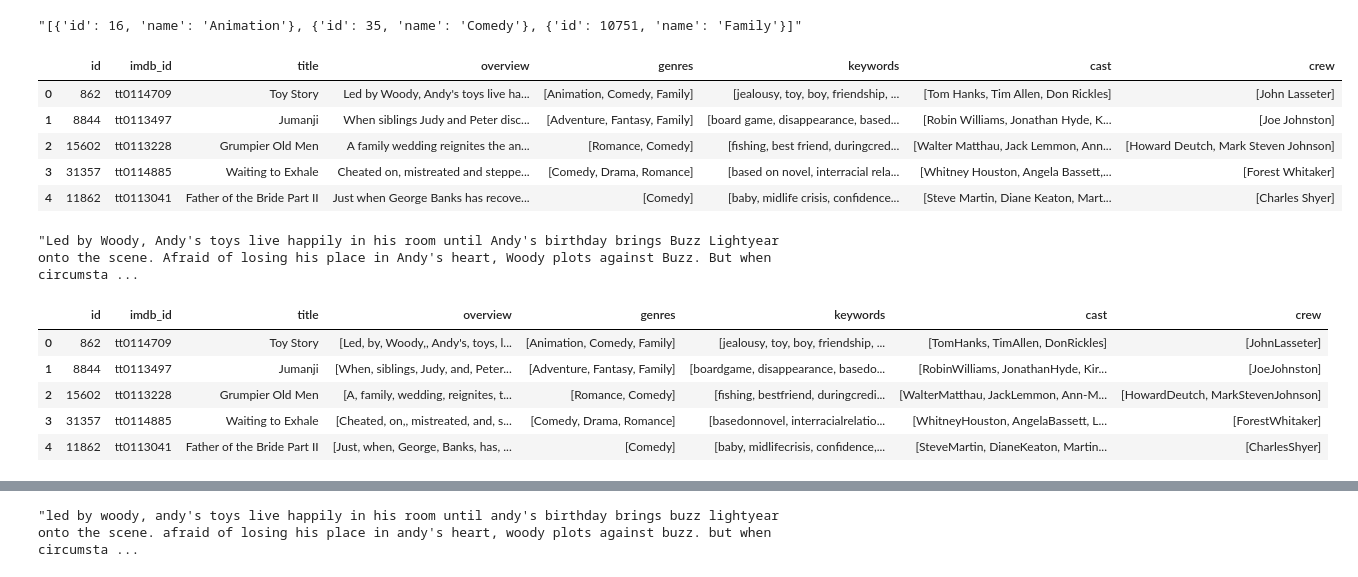
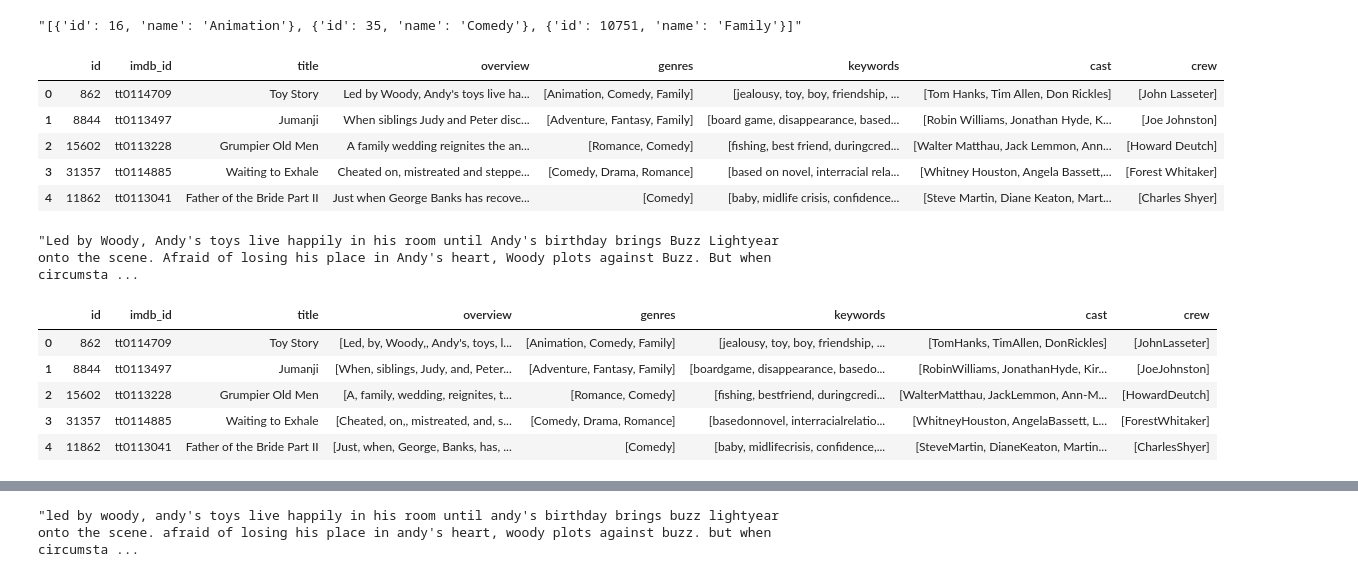
Before and after one commit to zakriamansoor47/Movie-Recommender-System, a Jupyter notebook: Movie Recommender System.ipynb, the cells around one changed output, grey strips where cells are left out. Saved outputs shown, nothing was run; the diff lists cells and outputs as text; code cells hidden in the pictures.

```diff
--- a/Movie Recommender System.ipynb
+++ b/Movie Recommender System.ipynb
@@ -60,26 +54,27 @@ movies.iloc[0].genres
 # %%
 import ast
 def convert(obj, getfield='name', conditionIndex=None, conditionField=None, top=-1): # convert stringified list of dictionaries to list of names
     L = []
     for i in ast.literal_eval(obj):
         if conditionIndex is None or (conditionIndex is not None and conditionField is not None and i[conditionIndex] == conditionField):
             if i[getfield] not in L:
                 L.append(i[getfield])
     if top > 0:
         L = L[:top]
     return L
 
 movies['genres'] = movies['genres'].apply(convert)
 movies['keywords'] = movies['keywords'].apply(convert)
 movies['cast'] = movies['cast'].apply(convert, top=3) # get top 3 cast members
-movies['crew'] = movies['crew'].apply(lambda x: list(dict.fromkeys(convert(x, conditionIndex='job', conditionField='Director') + convert(x, conditionIndex='job', conditionField='Writer')))) # get directors and writers, remove duplicates
+#movies['crew'] = movies['crew'].apply(lambda x: list(dict.fromkeys(convert(x, conditionIndex='job', conditionField='Director') + convert(x, conditionIndex='job', conditionField='Writer')))) # get directors and writers, remove duplicates
+movies['crew'] = movies['crew'].apply(convert, conditionIndex='job', conditionField='Director') # get directors and writers, remove duplicates
 
 movies.head()
 # %% [output]
 |  | id | imdb_id | title | overview | genres | keywords | cast | crew |
 | 0 | 862 | tt0114709 | Toy Story | Led by Woody, Andy's toys live ha... | [Animation, Comedy, Family] | [jealousy, toy, boy, friendship, ... | [Tom Hanks, Tim Allen, Don Rickles] | [John Lasseter] |
 | 1 | 8844 | tt0113497 | Jumanji | When siblings Judy and Peter disc... | [Adventure, Fantasy, Family] | [board game, disappearance, based... | [Robin Williams, Jonathan Hyde, K... | [Joe Johnston] |
-| 2 | 15602 | tt0113228 | Grumpier Old Men | A family wedding reignites the an... | [Romance, Comedy] | [fishing, best friend, duringcred... | [Walter Matthau, Jack Lemmon, Ann... | [Howard Deutch, Mark Steven Johnson] |
+| 2 | 15602 | tt0113228 | Grumpier Old Men | A family wedding reignites the an... | [Romance, Comedy] | [fishing, best friend, duringcred... | [Walter Matthau, Jack Lemmon, Ann... | [Howard Deutch] |
 | 3 | 31357 | tt0114885 | Waiting to Exhale | Cheated on, mistreated and steppe... | [Comedy, Drama, Romance] | [based on novel, interracial rela... | [Whitney Houston, Angela Bassett,... | [Forest Whitaker] |
 | 4 | 11862 | tt0113041 | Father of the Bride Part II | Just when George Banks has recove... | [Comedy] | [baby, midlife crisis, confidence... | [Steve Martin, Diane Keaton, Mart... | [Charles Shyer] |
 # %%
@@ -100,7 +95,7 @@ movies.head()
 |  | id | imdb_id | title | overview | genres | keywords | cast | crew |
 | 0 | 862 | tt0114709 | Toy Story | [Led, by, Woody,, Andy's, toys, l... | [Animation, Comedy, Family] | [jealousy, toy, boy, friendship, ... | [TomHanks, TimAllen, DonRickles] | [JohnLasseter] |
 | 1 | 8844 | tt0113497 | Jumanji | [When, siblings, Judy, and, Peter... | [Adventure, Fantasy, Family] | [boardgame, disappearance, basedo... | [RobinWilliams, JonathanHyde, Kir... | [JoeJohnston] |
-| 2 | 15602 | tt0113228 | Grumpier Old Men | [A, family, wedding, reignites, t... | [Romance, Comedy] | [fishing, bestfriend, duringcredi... | [WalterMatthau, JackLemmon, Ann-M... | [HowardDeutch, MarkStevenJohnson] |
+| 2 | 15602 | tt0113228 | Grumpier Old Men | [A, family, wedding, reignites, t... | [Romance, Comedy] | [fishing, bestfriend, duringcredi... | [WalterMatthau, JackLemmon, Ann-M... | [HowardDeutch] |
 | 3 | 31357 | tt0114885 | Waiting to Exhale | [Cheated, on,, mistreated, and, s... | [Comedy, Drama, Romance] | [basedonnovel, interracialrelatio... | [WhitneyHouston, AngelaBassett, L... | [ForestWhitaker] |
 | 4 | 11862 | tt0113041 | Father of the Bride Part II | [Just, when, George, Banks, has, ... | [Comedy] | [baby, midlifecrisis, confidence,... | [SteveMartin, DianeKeaton, Martin... | [CharlesShyer] |
 # %%
```
Also changed, not shown: parts of 6 cells of this notebook, 3 other files.
